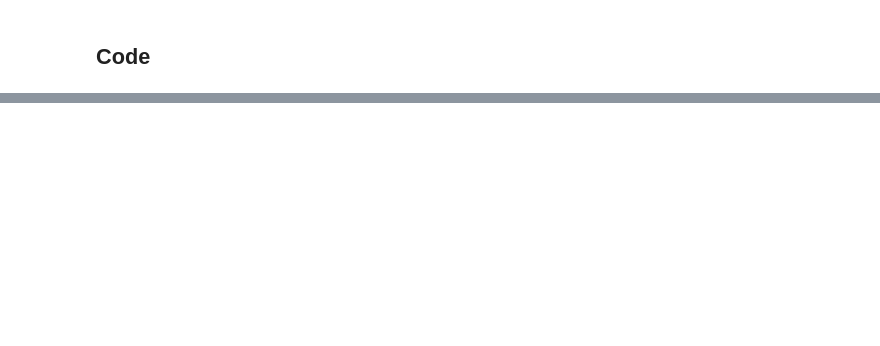
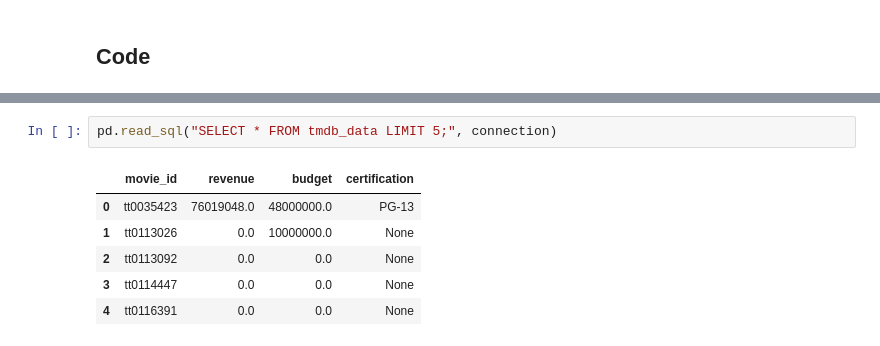
Before and after one commit to shabana1408/Project-3, a Jupyter notebook: Project 3 - Part 3.ipynb, the cells around one changed output, grey strips where cells are left out. Drawn from its saved outputs; the diff is of its cells as text; blank space fills up the shorter version.

```diff
--- a/Project 3 - Part 3.ipynb
+++ b/Project 3 - Part 3.ipynb
@@ -151,2 +392,11 @@ q1 = pd.read_sql("SELECT TOP 5 * from title_basics;", connection)
+# %%
+pd.read_sql("SELECT * FROM tmdb_data LIMIT 5;", connection)
+# %% [output]
+|  | movie_id | revenue | budget | certification |
+| 0 | tt0035423 | 76019048.0 | 48000000.0 | PG-13 |
+| 1 | tt0113026 | 0.0 | 10000000.0 | None |
+| 2 | tt0113092 | 0.0 | 0.0 | None |
+| 3 | tt0114447 | 0.0 | 0.0 | None |
+| 4 | tt0116391 | 0.0 | 0.0 | None |
 # %%
 ## Run SHOW TABLES
```
Also changed, not shown: parts of 29 cells of this notebook, 9 other files.
